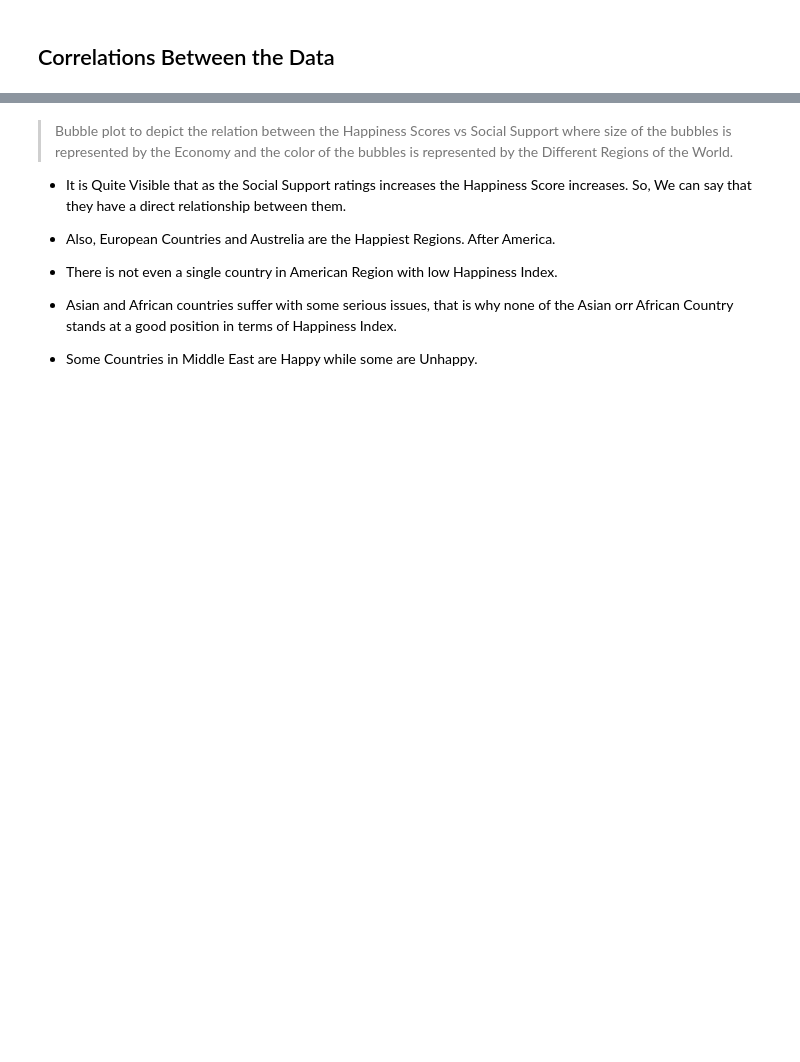
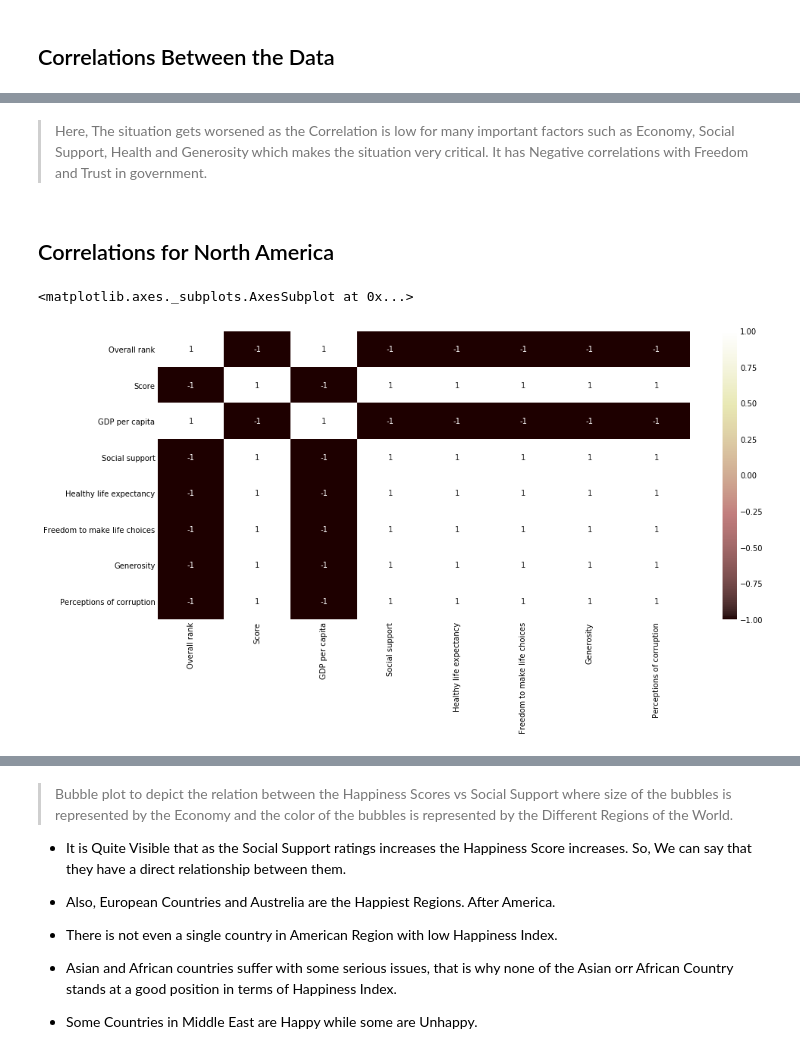
Before and after one commit to rakeshvangawar/World-Happiness-Report-2019, a Jupyter notebook: World Happiness Report.ipynb, the cells around one changed output, grey strips where cells are left out. Cells and saved outputs as stored; diff of their text form; code cells hidden in the pictures; blank space fills up the shorter version.

```diff
--- a/World Happiness Report.ipynb
+++ b/World Happiness Report.ipynb
@@ -272,0 +291,12 @@ Index(['Overall rank', 'Country', 'Region', 'Score', 'GDP per capita',
+# %% [markdown]
+> Here, The situation gets worsened as the Correlation is low for many important factors such as Economy, Social Support, Health and Generosity which makes the situation very critical. It has Negative correlations with Freedom and Trust in government.
+# %% [markdown]
+## Correlations for North America
+# %%
+plt.figure(figsize=(14,7))
+
+d = df.loc[lambda df: df['Region'] == 'North America']
+sns.heatmap(d.corr(), cmap= 'pink', annot = True)
+# %% [output]
+<matplotlib.axes._subplots.AxesSubplot at 0x...>
+[figure, added]
```
Also changed, not shown: parts of 26 cells of this notebook, 6 other files.
